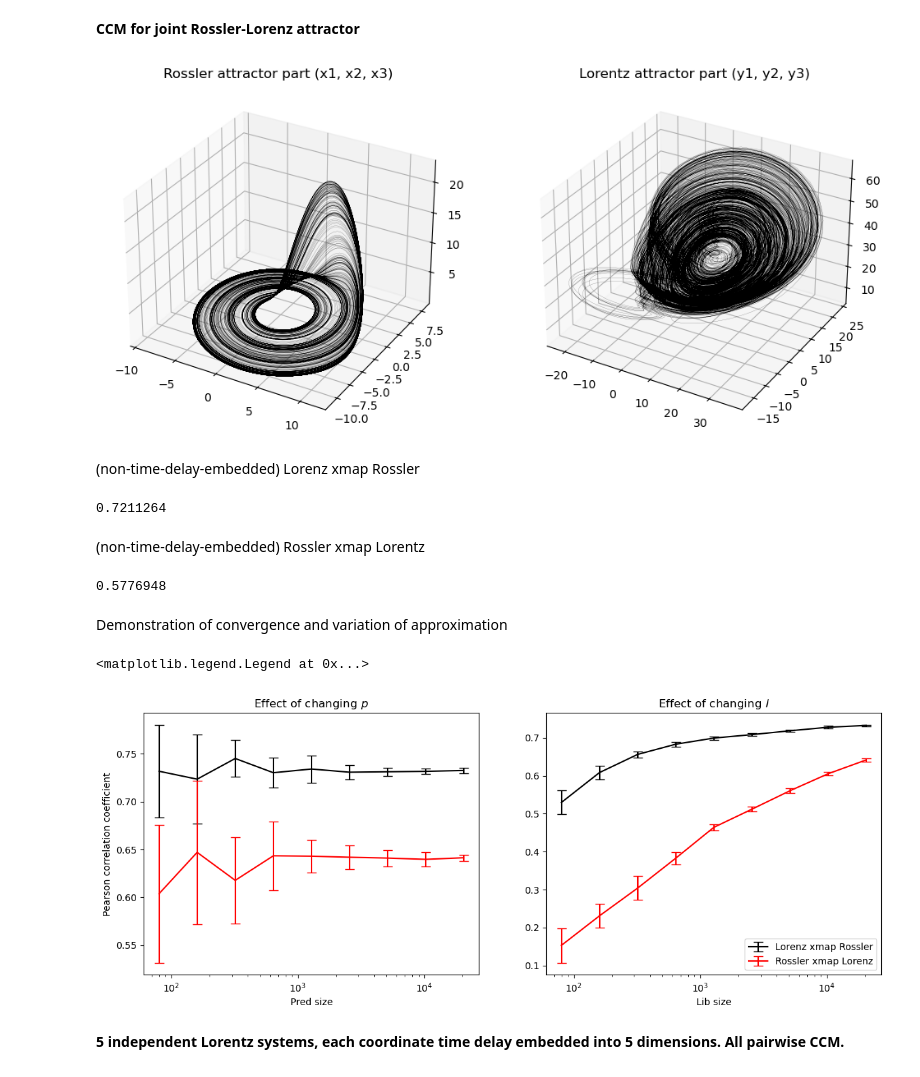
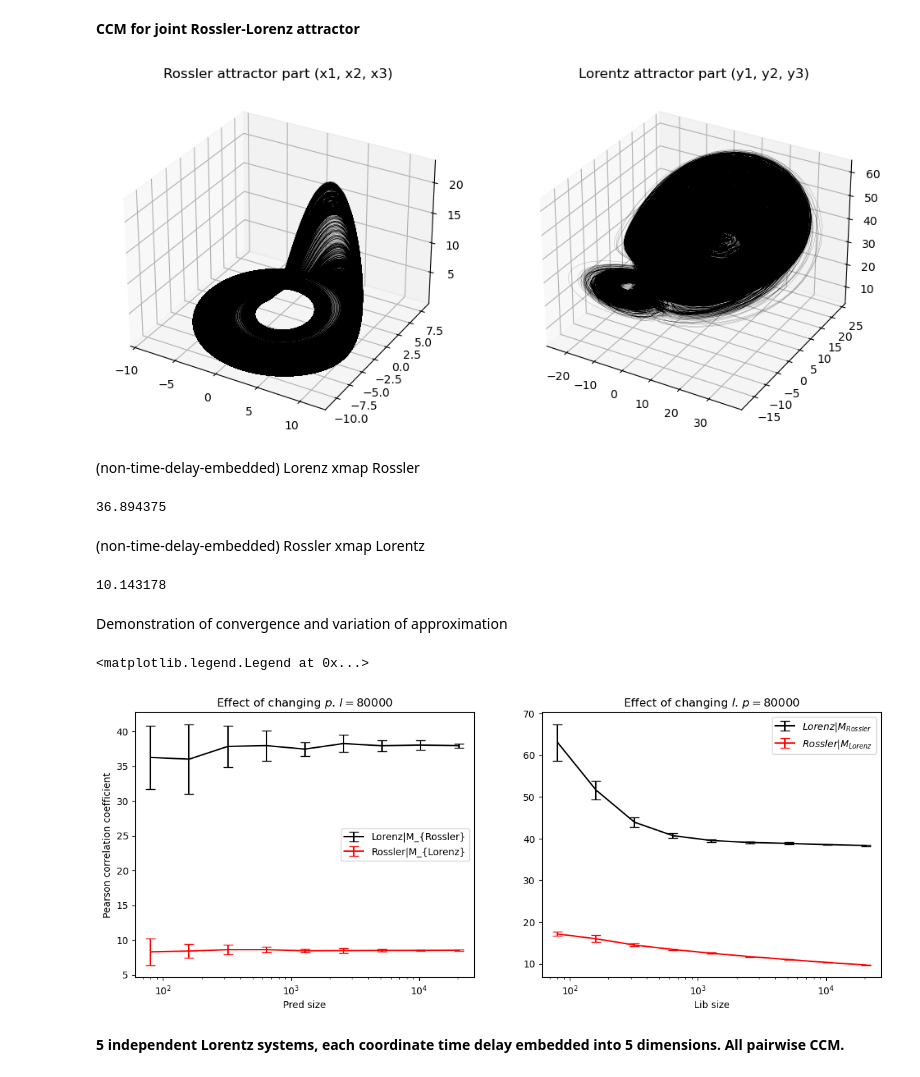
Before and after one commit to z7743/FastCCM, a Jupyter notebook: notebooks/FastCCM usage examples.ipynb, the cells around one changed output. Saved outputs shown, nothing was run; the diff lists cells and outputs as text; code cells hidden in the pictures.

```diff
--- a/notebooks/FastCCM usage examples.ipynb
+++ b/notebooks/FastCCM usage examples.ipynb
@@ -11,7 +11,7 @@ ccm = CCM.PairwiseCCM(device="cpu")
 # %% [markdown]
 **CCM for joint Rossler-Lorenz attractor**
 # %%
-X = get_truncated_rossler_lorenz_rand(500,50000,alpha=4, C=2)
+X = get_truncated_rossler_lorenz_rand(2000,200000,alpha=6, C=2)
 # %%
 fig = plt.figure(figsize=(12, 6))
 
@@ -25,19 +25,19 @@ ax2.set_title('Lorentz attractor part (y1, y2, y3)')
 
 plt.show()
 # %% [output]
-[figure, old version]
+[figure, new version]
 # %% [markdown]
 (non-time-delay-embedded) Lorenz xmap Rossler
 # %%
 ccm.compute(X[:,:3][None],X[:,3:][None],subset_size=5000,subsample_size=500,exclusion_rad=50,tp=0,method="simplex",nbrs_num = 20).mean()
 # %% [output]
-0.7211264
+36.894375
 # %% [markdown]
 (non-time-delay-embedded) Rossler xmap Lorentz
 # %%
 ccm.compute(X[:,3:][None],X[:,:3][None],subset_size=5000,subsample_size=500,exclusion_rad=50,tp=0,method="simplex",nbrs_num = 20).mean()
 # %% [output]
-0.5776948
+10.143178
 # %% [markdown]
 Demonstration of convergence and variation of approximation
 # %%
@@ -46,46 +46,47 @@ sizes = [80, 160, 320, 640, 1280, 2560, 5120, 10240, 20480]
 res_p_XY = []
 for i in sizes:
     for e in range(20):
-        res_p_XY += [ccm.compute(X[:,:3][None],X[:,3:][None],subset_size=20000,subsample_size=i,exclusion_rad=20,tp=0,method="simplex",nbrs_num = 10).mean()]
+        res_p_XY += [ccm.compute(X[:,:3][None],X[:,3:][None],subset_size=100000,subsample_size=i,exclusion_rad=20,tp=0,method="simplex",nbrs_num = 10).mean()]
 res_p_XY = np.array(res_p_XY).reshape(-1,20)
 
 res_p_YX= []
 for i in sizes:
     for e in range(20):
-        res_p_YX += [ccm.compute(X[:,3:][None],X[:,:3][None],subset_size=20000,subsample_size=i,exclusion_rad=20,tp=0,method="simplex",nbrs_num = 10).mean()]
+        res_p_YX += [ccm.compute(X[:,3:][None],X[:,:3][None],subset_size=100000,subsample_size=i,exclusion_rad=20,tp=0,method="simplex",nbrs_num = 10).mean()]
 res_p_YX = np.array(res_p_YX).reshape(-1,20)
 # %%
 res_l_XY = []
 for i in sizes:
     for e in range(20):
-        res_l_XY += [ccm.compute(X[:,:3][None],X[:,3:][None],subset_size=i,subsample_size=20000,exclusion_rad=20,tp=0,method="simplex",nbrs_num = 10).mean()]
+        res_l_XY += [ccm.compute(X[:,:3][None],X[:,3:][None],subset_size=i,subsample_size=100000,exclusion_rad=20,tp=0,method="simplex",nbrs_num = 10).mean()]
 res_l_XY = np.array(res_l_XY).reshape(-1,20)
 
 res_l_YX = []
 for i in sizes:
     for e in range(20):
-        res_l_YX += [ccm.compute(X[:,3:][None],X[:,:3][None],subset_size=i,subsample_size=20000,exclusion_rad=20,tp=0,method="simplex",nbrs_num = 10).mean()]
+        res_l_YX += [ccm.compute(X[:,3:][None],X[:,:3][None],subset_size=i,subsample_size=100000,exclusion_rad=20,tp=0,method="simplex",nbrs_num = 10).mean()]
 res_l_YX = np.array(res_l_YX).reshape(-1,20)
 # %%
 plt.figure(figsize=(14,5))
 plt.subplot(1,2,1)
-plt.title("Effect of changing $p$")
-plt.errorbar(sizes,res_p_XY.mean(axis=1),yerr=res_p_XY.std(axis=1),capsize=5, color="black", label="Lorenz xmap Rossler")
-plt.errorbar(sizes,res_p_YX.mean(axis=1),yerr=res_p_YX.std(axis=1),capsize=5, color="red", label="Rossler xmap Lorenz")
+plt.title("Effect of changing $p$. $l = 80000$")
+plt.errorbar(sizes,res_p_XY.mean(axis=1),yerr=res_p_XY.std(axis=1),capsize=5, color="black", label="Lorenz|M_{Rossler}")
+plt.errorbar(sizes,res_p_YX.mean(axis=1),yerr=res_p_YX.std(axis=1),capsize=5, color="red", label="Rossler|M_{Lorenz}")
 plt.ylabel("Pearson correlation coefficient")
 plt.xlabel("Pred size")
+plt.legend()
 plt.xscale("log")
 
 plt.subplot(1,2,2)
-plt.title("Effect of changing $l$")
-plt.errorbar(sizes,res_l_XY.mean(axis=1),yerr=res_l_XY.std(axis=1),capsize=5, color="black", label="Lorenz xmap Rossler" )
-plt.errorbar(sizes,res_l_YX.mean(axis=1),yerr=res_l_YX.std(axis=1),capsize=5, color="red", label="Rossler xmap Lorenz" )
+plt.title("Effect of changing $l$. $p = 80000$")
+plt.errorbar(sizes,res_l_XY.mean(axis=1),yerr=res_l_XY.std(axis=1),capsize=5, color="black", label="$Lorenz|M_{Rossler}$")
+plt.errorbar(sizes,res_l_YX.mean(axis=1),yerr=res_l_YX.std(axis=1),capsize=5, color="red", label="$Rossler|M_{Lorenz}$")
 plt.xscale("log")
 plt.xlabel("Lib size")
 plt.legend()
 # %% [output]
 <matplotlib.legend.Legend at 0x...>
-[figure, old version]
+[figure, new version]
 # %% [markdown]
 **5 independent Lorentz systems, each coordinate time delay embedded into 5 dimensions. All pairwise CCM.**
 # %%
```
Also changed, not shown: 1 other file.
